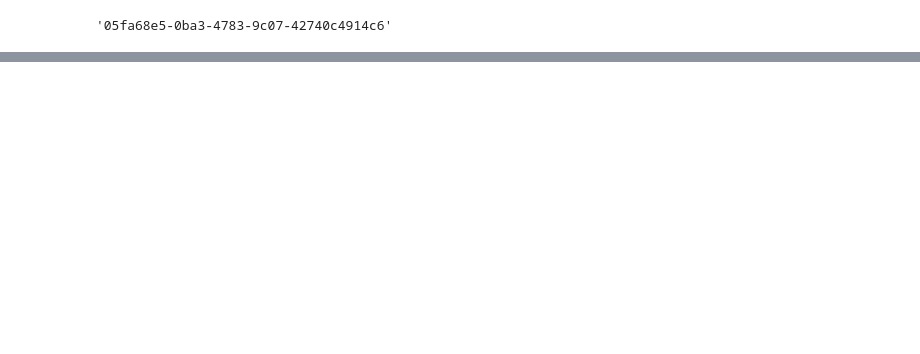
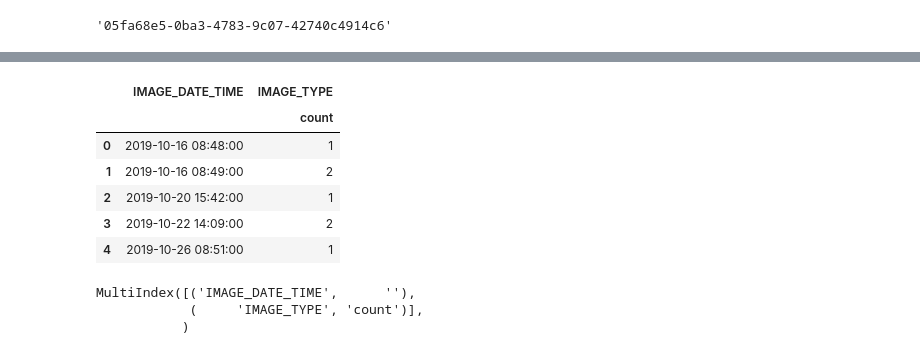
Before and after one commit to oavioz/Louie7Predictors, a Jupyter notebook: metadata_to_vec.ipynb, the cells around one changed output, grey strips where cells are left out. Drawn from its saved outputs; the diff is of its cells as text; code cells hidden in the pictures; blank space fills up the shorter version.

```diff
--- a/metadata_to_vec.ipynb
+++ b/metadata_to_vec.ipynb
@@ -174,0 +122,3 @@ False
+# %%
+sample_field = 'IMAGE_DATE_TIME'
+data_field = 'IMAGE_TYPE'
@@ -174,0 +133,4 @@ False
+# %%
+x = clogs.groupby(pd.Grouper(key=sample_field, freq='1Min')).agg({data_field: ['count']})
+# %%
+x0 = x.loc[(x!=0).any(axis=1)]
@@ -174,0 +152,18 @@ False
+# %%
+x0.reset_index(level=0, inplace=True)
+# %%
+x0.head(5)
+# %% [output]
+|  | IMAGE_DATE_TIME | IMAGE_TYPE |
+|  |  | count |
+| 0 | 2019-10-16 08:48:00 | 1 |
+| 1 | 2019-10-16 08:49:00 | 2 |
+| 2 | 2019-10-20 15:42:00 | 1 |
+| 3 | 2019-10-22 14:09:00 | 2 |
+| 4 | 2019-10-26 08:51:00 | 1 |
+# %%
+x0.columns
+# %% [output]
+MultiIndex([('IMAGE_DATE_TIME',      ''),
+            (     'IMAGE_TYPE', 'count')],
+           )
```
Also changed, not shown: parts of 54 cells of this notebook, 11 other files.
